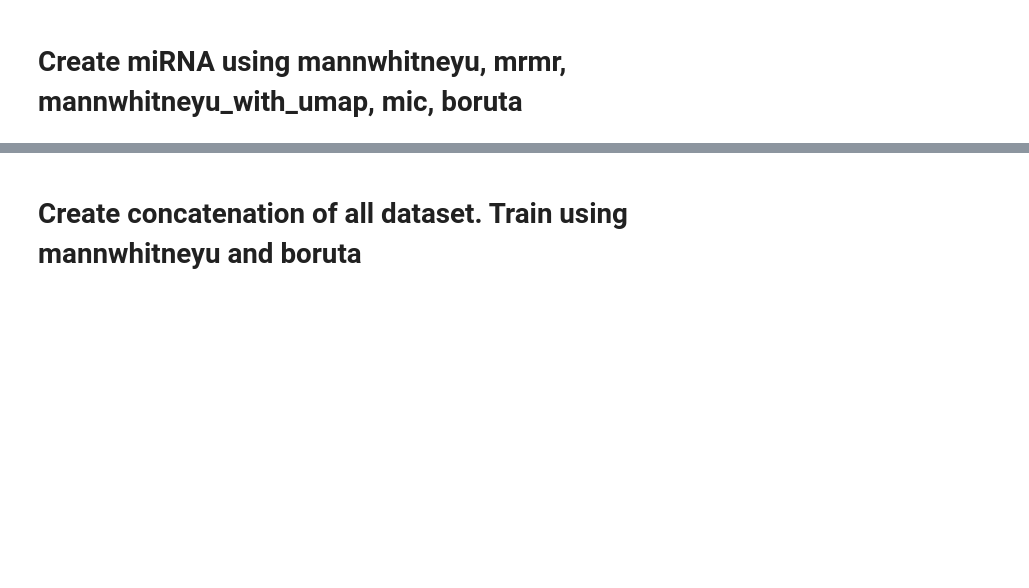
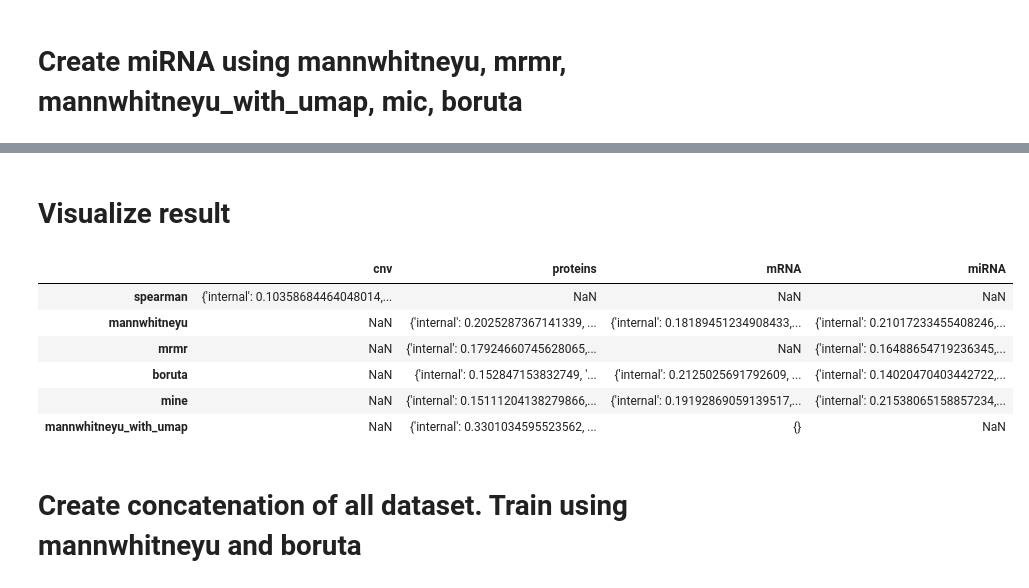
Before and after one commit to aleberans/Analisi-dati-multi-omici-per-la-predizione-della-prognosi-di-pazienti-oncologici, a Jupyter notebook: RandomForest.ipynb, the cells around one changed output, grey strips where cells are left out. Saved outputs shown, nothing was run; the diff lists cells and outputs as text; code cells hidden in the pictures; blank space fills up the shorter version.

```diff
--- a/RandomForest.ipynb
+++ b/RandomForest.ipynb
@@ -581,3 +626,17 @@ result_dict
+# %% [markdown]
+# Visualize result
+# %%
+df = pd.DataFrame.from_dict(result_dict, orient='columns')
+# %%
+df
+# %% [output]
+|  | cnv | proteins | mRNA | miRNA |
+| spearman | {'internal': 0.10358684464048014,... | NaN | NaN | NaN |
+| mannwhitneyu | NaN | {'internal': 0.2025287367141339, ... | {'internal': 0.18189451234908433,... | {'internal': 0.21017233455408246,... |
+| mrmr | NaN | {'internal': 0.17924660745628065,... | NaN | {'internal': 0.16488654719236345,... |
+| boruta | NaN | {'internal': 0.152847153832749, '... | {'internal': 0.2125025691792609, ... | {'internal': 0.14020470403442722,... |
+| mine | NaN | {'internal': 0.15111204138279866,... | {'internal': 0.19192869059139517,... | {'internal': 0.21538065158857234,... |
+| mannwhitneyu_with_umap | NaN | {'internal': 0.3301034595523562, ... | {} | NaN |
 # %% [markdown]
 # Create concatenation of all dataset. Train using mannwhitneyu and boruta
 # %%
```
Also changed, not shown: parts of 22 cells of this notebook.
